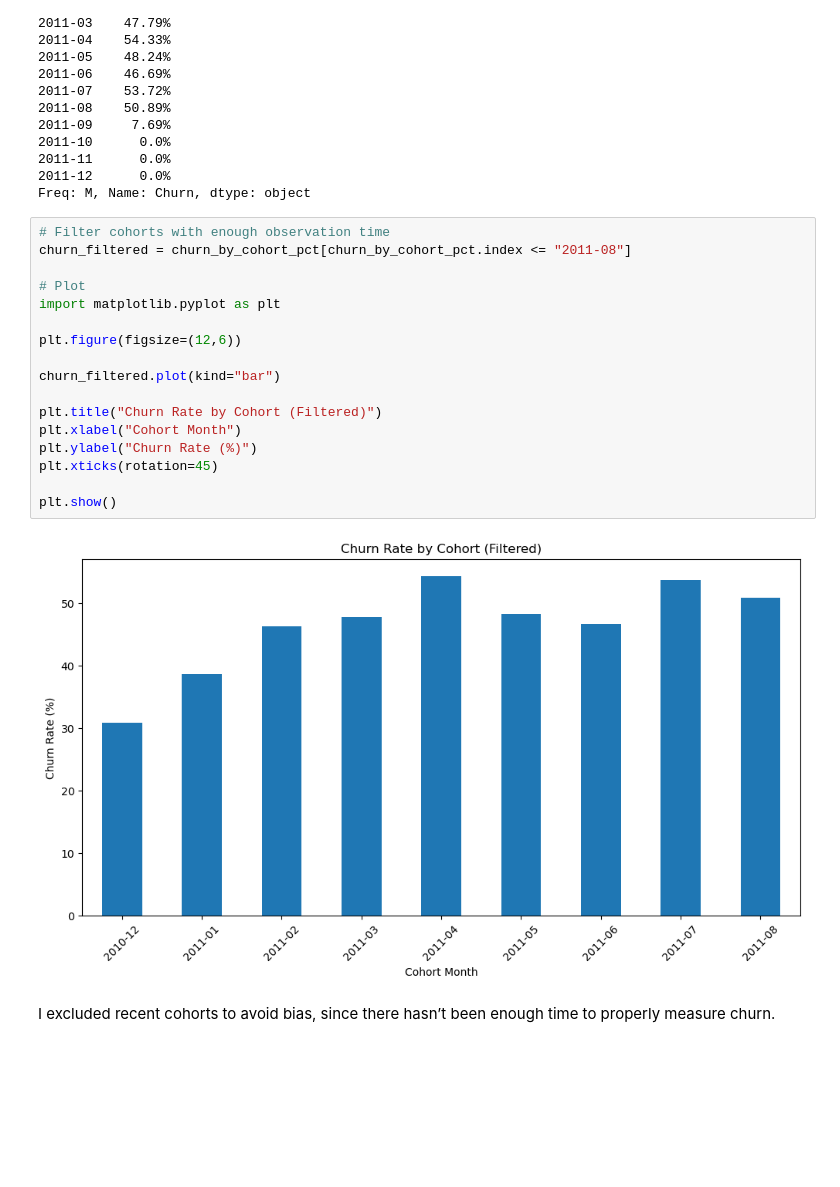
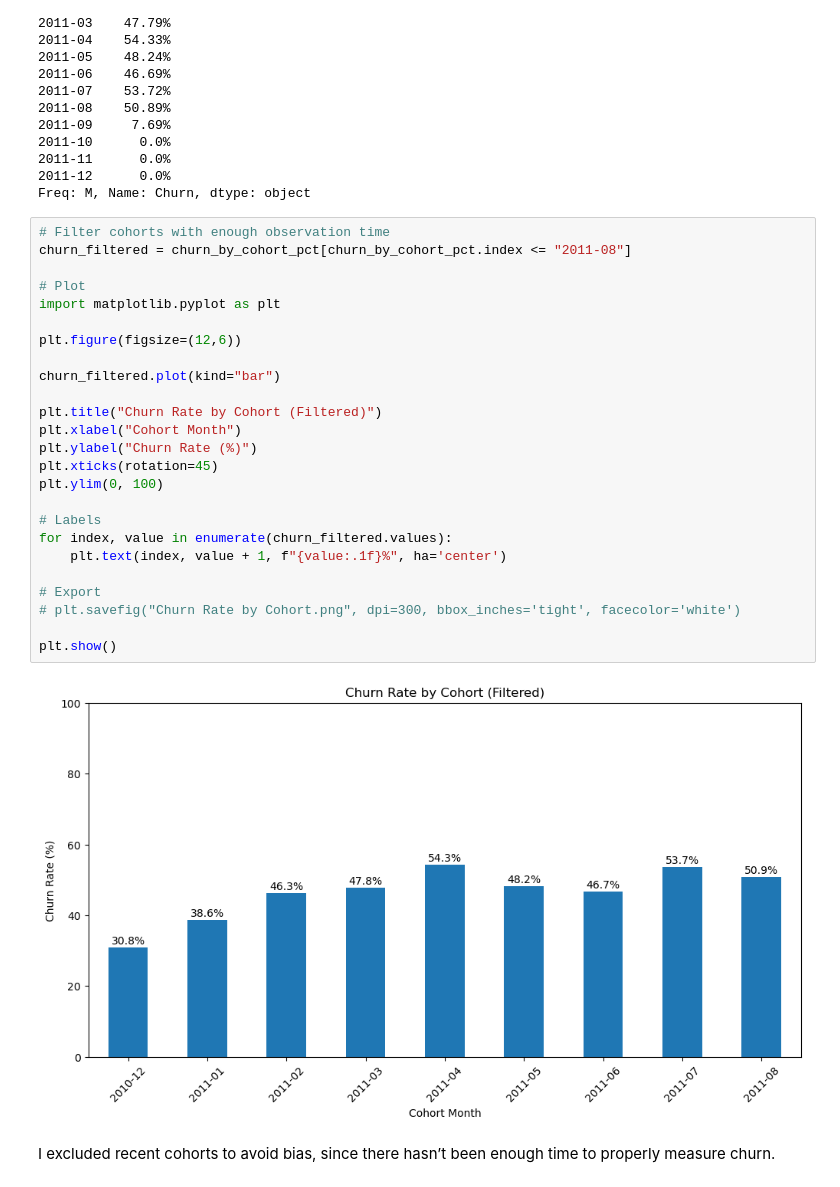
Before and after one commit to emilia-avila/marketing-analytics-portfolio, a Jupyter notebook: customer-retention-churn-ltv-analysis.ipynb, the cells around one changed output. Cells and saved outputs as stored; diff of their text form; blank space fills up the shorter version.

```diff
--- a/customer-retention-churn-ltv-analysis.ipynb
+++ b/customer-retention-churn-ltv-analysis.ipynb
@@ -436,22 +440,30 @@ Freq: M, Name: Churn, dtype: object
 # %%
 # Filter cohorts with enough observation time
 churn_filtered = churn_by_cohort_pct[churn_by_cohort_pct.index <= "2011-08"]
 
 # Plot
 import matplotlib.pyplot as plt
 
 plt.figure(figsize=(12,6))
 
 churn_filtered.plot(kind="bar")
 
 plt.title("Churn Rate by Cohort (Filtered)")
 plt.xlabel("Cohort Month")
 plt.ylabel("Churn Rate (%)")
 plt.xticks(rotation=45)
+plt.ylim(0, 100)
+
+# Labels
+for index, value in enumerate(churn_filtered.values):
+    plt.text(index, value + 1, f"{value:.1f}%", ha='center')
+
+# Export
+# plt.savefig("Churn Rate by Cohort.png", dpi=300, bbox_inches='tight', facecolor='white')
 
 plt.show()
 # %% [output]
-[figure, old version]
+[figure, new version]
 # %% [markdown]
 I excluded recent cohorts to avoid bias, since there hasn’t been enough time to properly measure churn.
 # %% [markdown]
```
Also changed, not shown: parts of 9 cells of this notebook.
